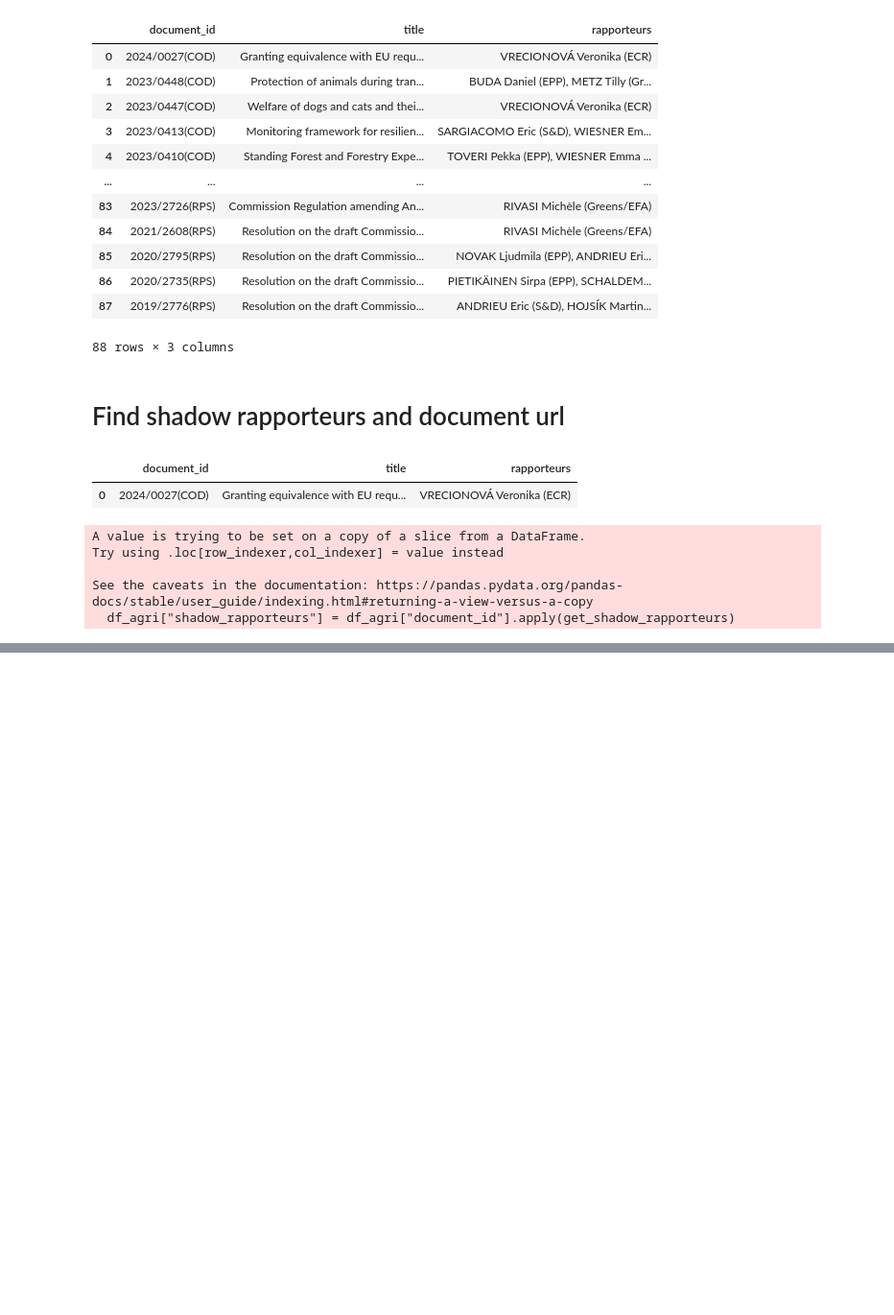
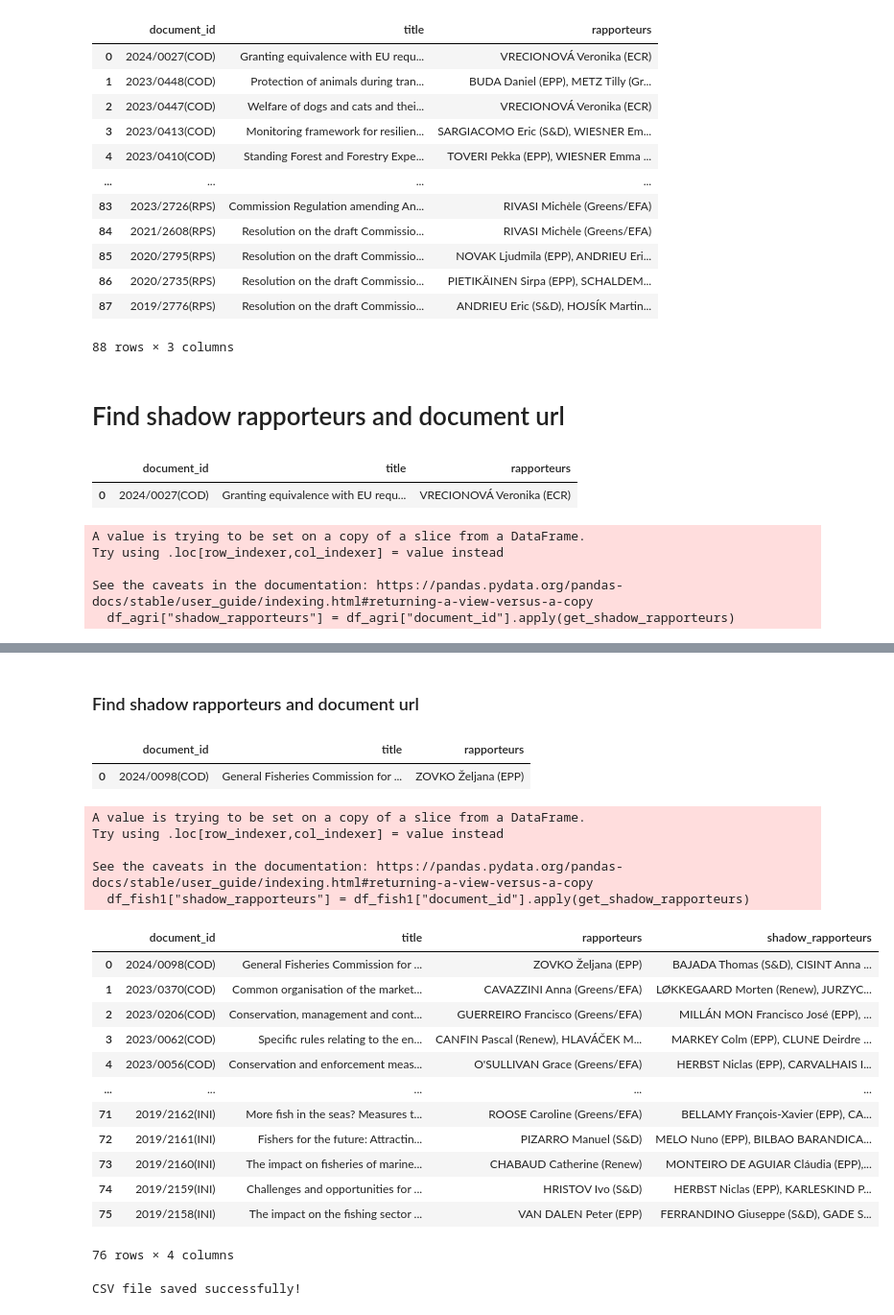
Before and after one commit to CarolineMortensen/Group_project_CSS, a Jupyter notebook: datascraping.ipynb, the cells around one changed output, grey strips where cells are left out. Shown: that part at 96% size. Saved outputs shown, nothing was run; the diff lists cells and outputs as text; code cells hidden in the pictures; blank space fills up the shorter version.

Commit message:
scraping fisheries policy

```diff
--- a/datascraping.ipynb
+++ b/datascraping.ipynb
@@ -203,0 +252,3 @@ df_agri
+# %%
+df_fish['rapporteurs'] = df_fish['rapporteurs'].replace('', np.nan)
+df_fish
@@ -203,0 +269,5 @@ df_agri
+# %%
+#removing nan
+df_fish1 = df_fish.dropna()
+df_fish1.reset_index(drop=True, inplace= True)
+df_fish1
@@ -203,0 +288,68 @@ df_agri
+# %% [markdown]
+### Find shadow rapporteurs and document url
+# %%
+df_test1 = df_fish1.copy()
+df_test1 = df_test1[:1]
+df_test1
+# %% [output]
+|  | document_id | title | rapporteurs |
+| 0 | 2024/0098(COD) | General Fisheries Commission for ... | ZOVKO Željana (EPP) |
+# %%
+def get_shadow_rapporteurs(reference):
+    base_url = "https://oeil.secure.europarl.europa.eu/oeil/en/procedure-file?reference="
+    url_fish = base_url + reference
+
+    response = requests.get(url_fish)
+    if response.status_code != 200:
+        print(f"Failed to fetch: {url_fish}")
+        return None
+
+    soup = BeautifulSoup(response.content, "html.parser")
+
+    try:
+        shadow_section = soup.find("div", id="collapseShadowRapporteur")
+        if not shadow_section:
+            return None
+
+        shadow_names = []
+        for a in shadow_section.find_all("a", class_= "rapporteur"):
+            span = a.find("span")
+            #print("span", span)
+            if span:
+                shadow_names.append(span.get_text(strip=True))
+                #print("shadow names:", shadow_names)
+
+        return ", ".join(shadow_names) if shadow_names else None
+
+    except Exception as e:
+        print(f"Error parsing {reference}: {e}")
+        return None
+
+df_fish1["shadow_rapporteurs"] = df_fish1["document_id"].apply(get_shadow_rapporteurs)
+# %% [output]
+A value is trying to be set on a copy of a slice from a DataFrame.
+Try using .loc[row_indexer,col_indexer] = value instead
+
+See the caveats in the documentation: https://pandas.pydata.org/pandas-docs/stable/user_guide/indexing.html#returning-a-view-versus-a-copy
+  df_fish1["shadow_rapporteurs"] = df_fish1["document_id"].apply(get_shadow_rapporteurs)
+# %%
+df_fish1
+# %% [output]
+|  | document_id | title | rapporteurs | shadow_rapporteurs |
+| 0 | 2024/0098(COD) | General Fisheries Commission for ... | ZOVKO Željana (EPP) | BAJADA Thomas (S&D), CISINT Anna ... |
+| 1 | 2023/0370(COD) | Common organisation of the market... | CAVAZZINI Anna (Greens/EFA) | LØKKEGAARD Morten (Renew), JURZYC... |
+| 2 | 2023/0206(COD) | Conservation, management and cont... | GUERREIRO Francisco (Greens/EFA) | MILLÁN MON Francisco José (EPP), ... |
+| 3 | 2023/0062(COD) | Specific rules relating to the en... | CANFIN Pascal (Renew), HLAVÁČEK M... | MARKEY Colm (EPP), CLUNE Deirdre ... |
+| 4 | 2023/0056(COD) | Conservation and enforcement meas... | O'SULLIVAN Grace (Greens/EFA) | HERBST Niclas (EPP), CARVALHAIS I... |
+| ... | ... | ... | ... | ... |
+| 71 | 2019/2162(INI) | More fish in the seas? Measures t... | ROOSE Caroline (Greens/EFA) | BELLAMY François-Xavier (EPP), CA... |
+| 72 | 2019/2161(INI) | Fishers for the future: Attractin... | PIZARRO Manuel (S&D) | MELO Nuno (EPP), BILBAO BARANDICA... |
+| 73 | 2019/2160(INI) | The impact on fisheries of marine... | CHABAUD Catherine (Renew) | MONTEIRO DE AGUIAR Cláudia (EPP),... |
+| 74 | 2019/2159(INI) | Challenges and opportunities for ... | HRISTOV Ivo (S&D) | HERBST Niclas (EPP), KARLESKIND P... |
+| 75 | 2019/2158(INI) | The impact on the fishing sector ... | VAN DALEN Peter (EPP) | FERRANDINO Giuseppe (S&D), GADE S... |
+76 rows × 4 columns
+# %%
+df_fish1.to_csv("fisheries_policy_data.csv", index=False)
+print("CSV file saved successfully!")
+# %% [output]
+CSV file saved successfully!
```
Also changed, not shown: parts of 6 cells of this notebook, 1 other file.
